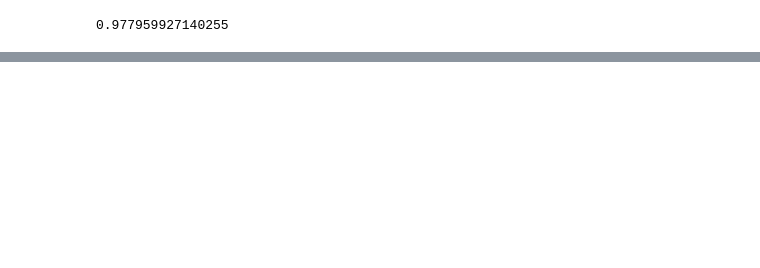
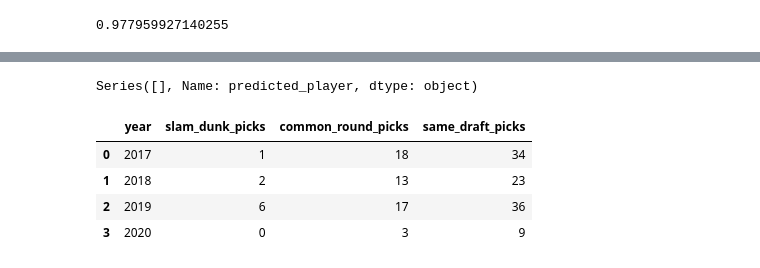
Before and after one commit to jacance/slam-dunk-analytics, a Jupyter notebook: ML_Test_TTS.ipynb, the cells around one changed output, grey strips where cells are left out. Cells and saved outputs as stored; diff of their text form; code cells hidden in the pictures; blank space fills up the shorter version.

```diff
--- a/ML_Test_TTS.ipynb
+++ b/ML_Test_TTS.ipynb
@@ -552,0 +541,6 @@ for i in range(1, len(X.columns)):
+# %%
+clf2016_predictions = clf2016.predict(X2016_scaled)
+clf2017_predictions = clf2017.predict(X2017_scaled)
+clf2018_predictions = clf2018.predict(X2018_scaled)
+clf2019_predictions = clf2019.predict(X2019_scaled)
+clf2020_predictions = clf2020.predict(X2020_scaled)
@@ -552,0 +787,6 @@ for i in range(1, len(X.columns)):
+# %%
+draft_predactual2017 = pd.DataFrame({'round':draftsql['round'].loc[draftsql['year'] == 2017], 'pick':draftsql['pick'].loc[draftsql['year'] == 2017], 'predicted_player':picked2017_player[:60], 'actual_player':draftsql['player'].loc[draftsql['year'] == 2017]})
+draft_predactual2018 = pd.DataFrame({'round':draftsql['round'].loc[draftsql['year'] == 2018], 'pick':draftsql['pick'].loc[draftsql['year'] == 2018], 'predicted_player':picked2018_player[:60], 'actual_player':draftsql['player'].loc[draftsql['year'] == 2018]})
+draft_predactual2019 = pd.DataFrame({'round':draftsql['round'].loc[draftsql['year'] == 2019], 'pick':draftsql['pick'].loc[draftsql['year'] == 2019], 'predicted_player':picked2019_player[:60], 'actual_player':draftsql['player'].loc[draftsql['year'] == 2019]})
+draft_predactual2020 = pd.DataFrame({'round':draftsql['round'].loc[draftsql['year'] == 2020], 'pick':draftsql['pick'].loc[draftsql['year'] == 2020], 'predicted_player':picked2020_player[:60], 'actual_player':draftsql['player'].loc[draftsql['year'] == 2020]})
+draft_pred2021 = pd.DataFrame({'round':draftsql['round'].loc[draftsql['year'] == 2020], 'pick':draftsql['pick'].loc[draftsql['year'] == 2020], 'predicted_player':picked2_player[:60]})
@@ -552,0 +912,6 @@ for i in range(1, len(X.columns)):
+# %%
+draft_predactual2017['residual'] = draft2017_residual
+draft_predactual2018['residual'] = draft2018_residual
+draft_predactual2019['residual'] = draft2019_residual
+draft_predactual2020['residual'] = draft2020_residual
+draft_predactual2017
@@ -552,0 +943,5 @@ for i in range(1, len(X.columns)):
+# %%
+slam_dunk_picks2017 = draft_predactual2017['predicted_player'].loc[draft_predactual2017['predicted_player'] == draft_predactual2017['actual_player']]
+slam_dunk_picks2018 = draft_predactual2018['predicted_player'].loc[draft_predactual2018['predicted_player'] == draft_predactual2018['actual_player']]
+slam_dunk_picks2019 = draft_predactual2019['predicted_player'].loc[draft_predactual2019['predicted_player'] == draft_predactual2019['actual_player']]
+slam_dunk_picks2020 = draft_predactual2020['predicted_player'].loc[draft_predactual2020['predicted_player'] == draft_predactual2020['actual_player']]
@@ -552,0 +969,16 @@ for i in range(1, len(X.columns)):
+# %%
+slam_dunk_picks2020
+# %% [output]
+Series([], Name: predicted_player, dtype: object)
+# %%
+pick_accuracy_table = pd.DataFrame({'year':[2017,2018,2019,2020]})
+pick_accuracy_table['slam_dunk_picks'] = [len(slam_dunk_picks2017),len(slam_dunk_picks2018),len(slam_dunk_picks2019),len(slam_dunk_picks2020)]
+pick_accuracy_table['common_round_picks'] = [len(commonrounds_2017), len(commonrounds_2018), len(commonrounds_2019), len(commonrounds_2020)]
+pick_accuracy_table['same_draft_picks'] = [len(commondraft_2017), len(commondraft_2018), len(commondraft_2019), len(commondraft_2020)]
+pick_accuracy_table
+# %% [output]
+|  | year | slam_dunk_picks | common_round_picks | same_draft_picks |
+| 0 | 2017 | 1 | 18 | 34 |
+| 1 | 2018 | 2 | 13 | 23 |
+| 2 | 2019 | 6 | 17 | 36 |
+| 3 | 2020 | 0 | 3 | 9 |
```
Also changed, not shown: parts of 83 cells of this notebook.
